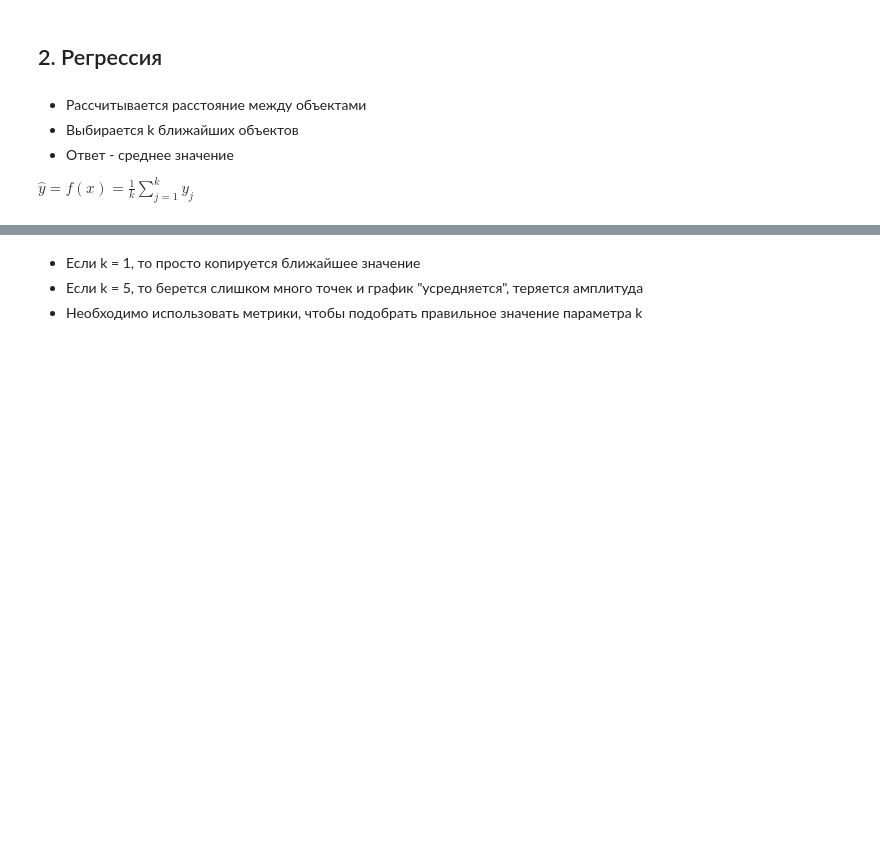
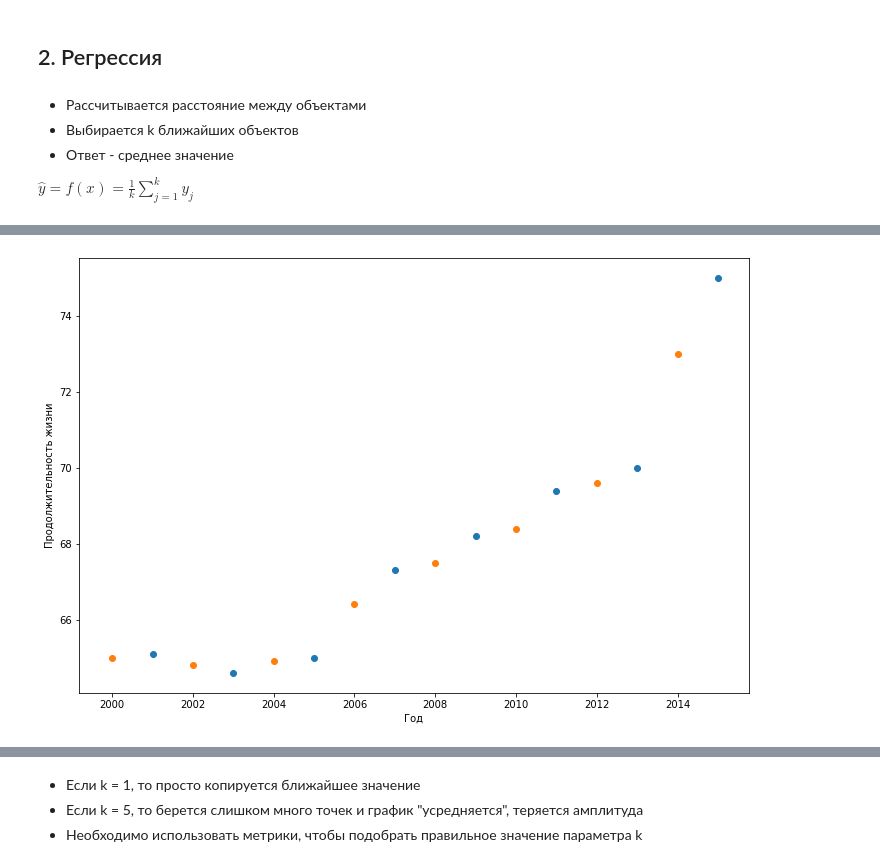
Before and after one commit to julia-komleva/ml_course, a Jupyter notebook: lectures/3_knn/lect_knn.ipynb, the cells around one changed output, grey strips where cells are left out. Saved outputs shown, nothing was run; the diff lists cells and outputs as text; code cells hidden in the pictures; blank space fills up the shorter version.

```diff
--- a/lectures/3_knn/lect_knn.ipynb
+++ b/lectures/3_knn/lect_knn.ipynb
@@ -362,0 +526,6 @@ $\hat{y} = f(x) = \frac{1}{k}\sum \limits_{j=1}^{k} y_j$
+# %%
+df = pd.read_csv('Life_Expectancy_Data.csv')
+df = df.loc[df['Country'] == 'Russian Federation']
+df = df[['Year', 'Life expectancy ']]
+train = df.iloc[::2, :]
+test = df.iloc[1::2, :]
@@ -362,0 +556,8 @@ $\hat{y} = f(x) = \frac{1}{k}\sum \limits_{j=1}^{k} y_j$
+# %%
+plt.figure(figsize=(12,8))
+plt.scatter(train['Year'], train['Life expectancy '], label = 'train')
+plt.scatter(test['Year'], test['Life expectancy '], label = 'test')
+plt.xlabel('Год')
+plt.ylabel('Продолжительность жизни');
+# %% [output]
+[figure, added]
```
Also changed, not shown: parts of 35 cells of this notebook.
